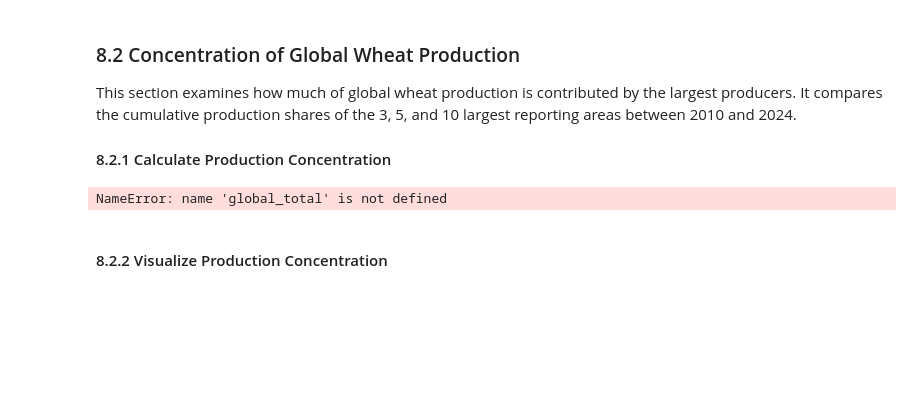
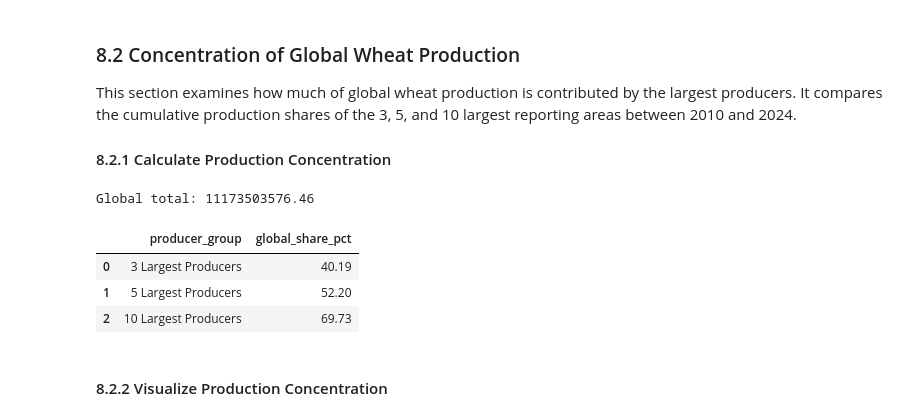
Before and after one commit to aleyna-yildiz/-Global-Wheat-Production-Analysis, a Jupyter notebook: notebooks/Global_Wheat_Production_Analysis.ipynb, the cells around one changed output. Saved outputs shown, nothing was run; the diff lists cells and outputs as text; code cells hidden in the pictures; blank space fills up the shorter version.

```diff
--- a/notebooks/Global_Wheat_Production_Analysis.ipynb
+++ b/notebooks/Global_Wheat_Production_Analysis.ipynb
@@ -988,22 +988,43 @@ plt.show()
 This section examines how much of global wheat production is contributed by the largest producers. It compares the cumulative production shares of the 3, 5, and 10 largest reporting areas between 2010 and 2024.
 #### 8.2.1 Calculate Production Concentration
 # %%
+# Calculate total production by country
+
+country_production = (
+    analysis_df.groupby("area")["production_value"]
+    .sum()
+    .reset_index()
+    .rename(columns={"production_value": "total_production"})
+    .sort_values("total_production", ascending=False)
+)
+
+# Calculate global production total
+
+global_total = analysis_df["production_value"].sum()
+
+print("Global total:", global_total)
+
+
 concentration_data = pd.DataFrame({
     "producer_group": ["3 Largest Producers", "5 Largest Producers", "10 Largest Producers"],
     "global_share_pct": [
         country_production.head(3)["total_production"].sum() / global_total * 100,
         country_production.head(5)["total_production"].sum() / global_total * 100,
         country_production.head(10)["total_production"].sum() / global_total * 100
     ]
 })
 
 concentration_data["global_share_pct"] = (
     concentration_data["global_share_pct"].round(2)
 )
 
 display(concentration_data)
 # %% [output]
-NameError: name 'global_total' is not defined
+Global total: 11173503576.46
+|  | producer_group | global_share_pct |
+| 0 | 3 Largest Producers | 40.19 |
+| 1 | 5 Largest Producers | 52.20 |
+| 2 | 10 Largest Producers | 69.73 |
 # %% [markdown]
 #### 8.2.2 Visualize Production Concentration
 # %%
```
Also changed, not shown: parts of 7 cells of this notebook, 2 other files.
